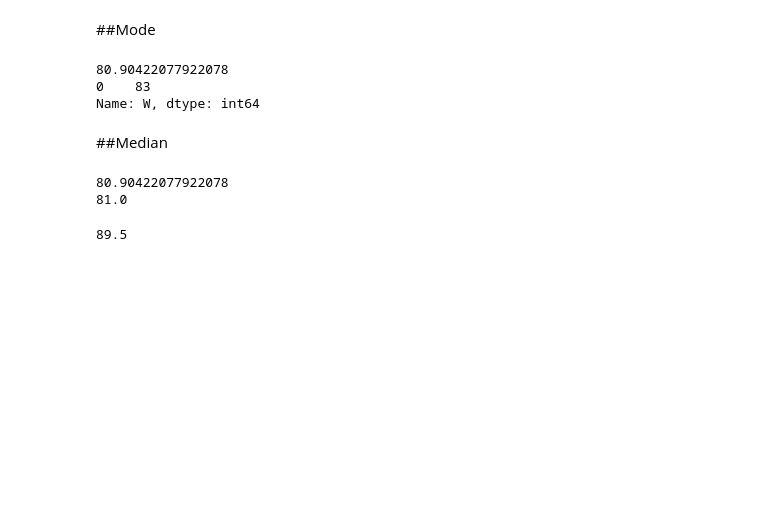
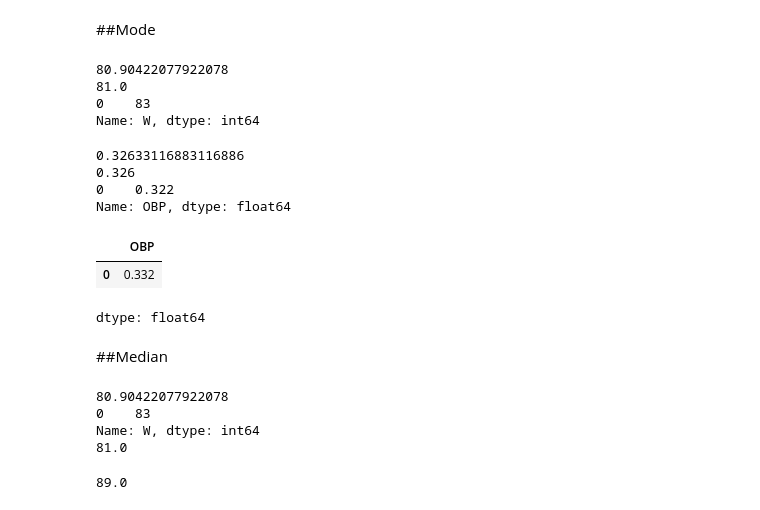
Before and after one commit to Nimira43/Business-Data-Analytics-Intelligence, a Jupyter notebook: Basic_Statistics.ipynb, the cells around one changed output. Cells and saved outputs as stored; diff of their text form; code cells hidden in the pictures; blank space fills up the shorter version.

Commit message:
Complete mode exercises

```diff
--- a/Basic_Statistics.ipynb
+++ b/Basic_Statistics.ipynb
@@ -111,25 +111,47 @@ df.loc[(df.Team == 'CHC') & (df.Year < 2007)].RA.mean()
 ##Mode
 # %%
 #Most frequent number
-#Comparing Mean and Mode
+#Comparing Mean Median and Mode - Wins
 print(df.W.mean())
+print(df.W.median())
 print(df.W.mode())
 # %% [output]
 80.90422077922078
+81.0
 0    83
 Name: W, dtype: int64
+# %%
+#Comparing Mean Median and Mode - OBP (On base percentage)
+print(df.OBP.mean())
+print(df.OBP.median())
+print(df.OBP.mode())
+# %% [output]
+0.32633116883116886
+0.326
+0    0.322
+Name: OBP, dtype: float64
+# %%
+#Exercise: What is the OBP during the year 2010?
+df.loc[df.Year == 2010].OBP.mode()
+# %% [output]
+|  | OBP |
+| 0 | 0.332 |
+dtype: float64
 # %% [markdown]
 ##Median
 # %%
 #Central number
-#Comparing Mean and Median
+#Comparing Mean, Mode and Median
 print(df.W.mean())
+print(df.W.mode())
 print(df.W.median())
 # %% [output]
 80.90422077922078
+0    83
+Name: W, dtype: int64
 81.0
 # %%
 #Exercise - What is median of wins of Baltimore (BAL) until 2000?
-df.loc[(df.Team == 'BAL') & (df.Year < 2000)].W.median()
+df.loc[(df.Team == 'BAL') & (df.Year <= 2000)].W.median()
 # %% [output]
-89.5
+89.0
```
